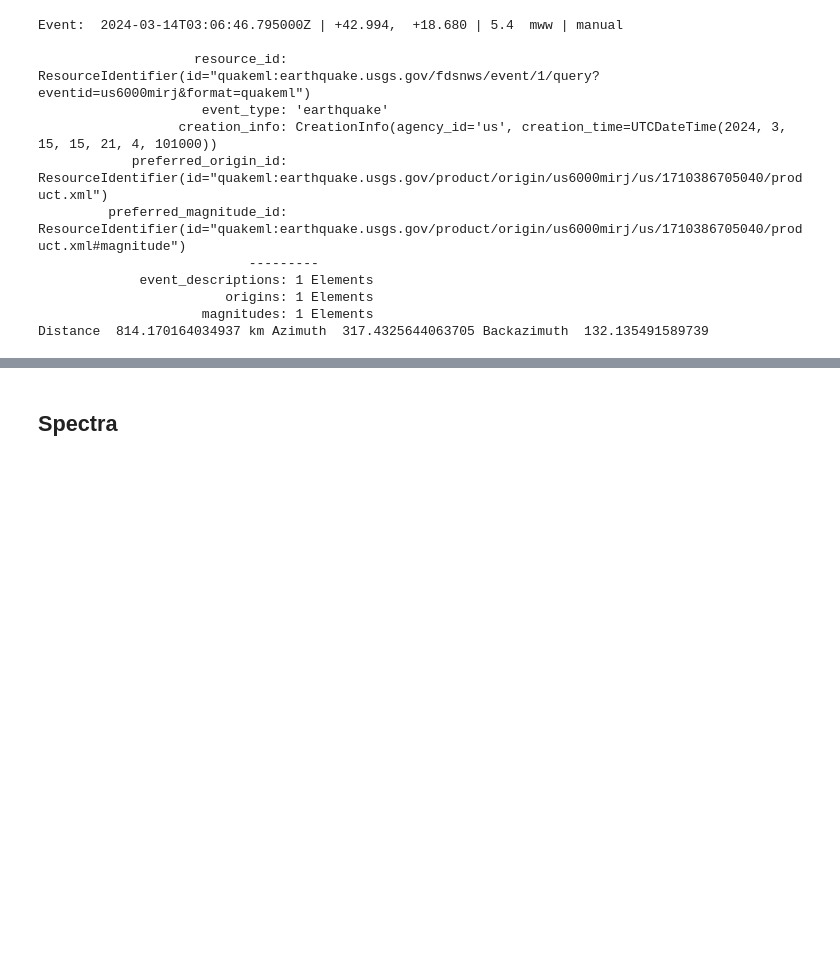
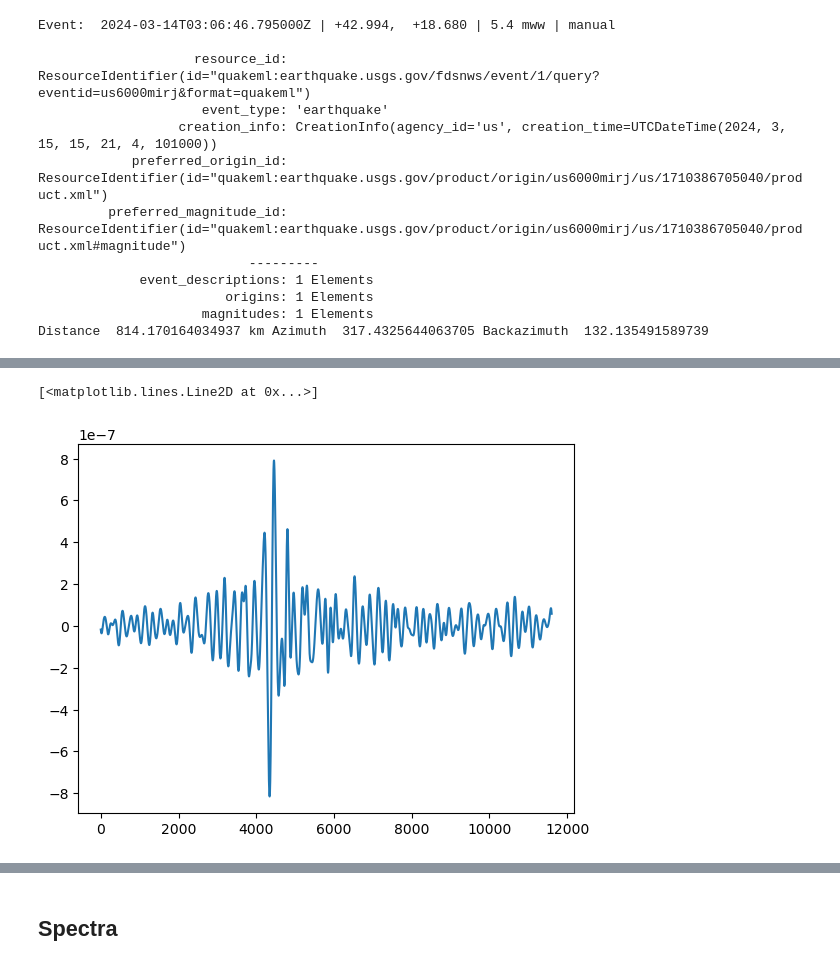
Before and after one commit to andbrocode/notebooks2, a Jupyter notebook: RomyEvents/RomyEvents_Montenegro_Analysis.ipynb, the cells around one changed output, grey strips where cells are left out. Drawn from its saved outputs; the diff is of its cells as text; code cells hidden in the pictures; blank space fills up the shorter version.

```diff
--- a/RomyEvents/RomyEvents_Montenegro_Analysis.ipynb
+++ b/RomyEvents/RomyEvents_Montenegro_Analysis.ipynb
@@ -79,0 +121,6 @@ st0 = st0.trim(config['tbeg']+dt1, config['tend']-dt2)
+# %%
+plt.plot(acc1.select(channel="*E")[0].data - accE_cor)
+# plt.plot(accE_cor)
+# %% [output]
+[<matplotlib.lines.Line2D at 0x...>]
+[figure, added]
```
Also changed, not shown: parts of 14 cells of this notebook, 5 other files.
